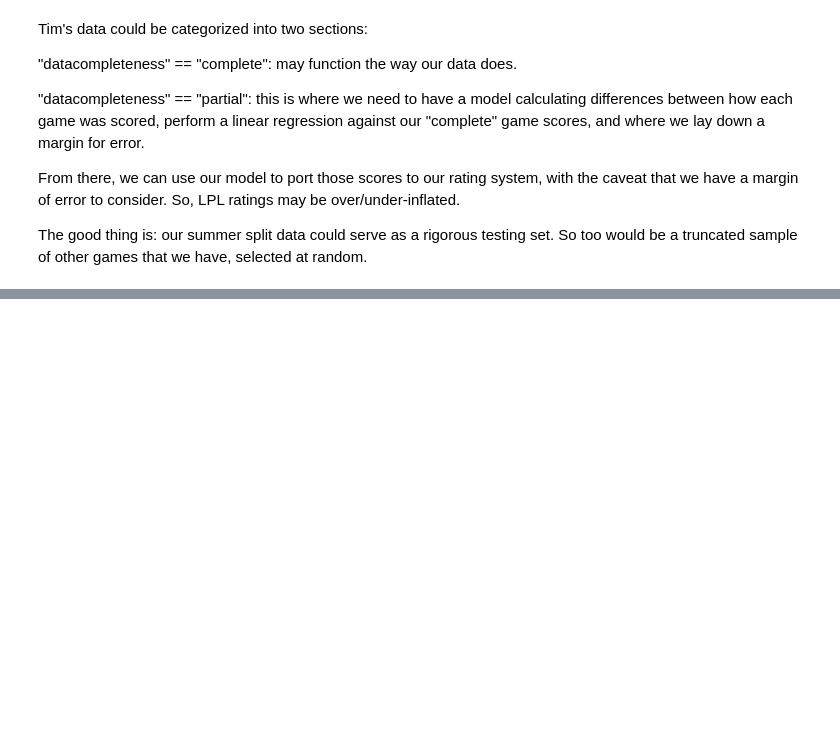
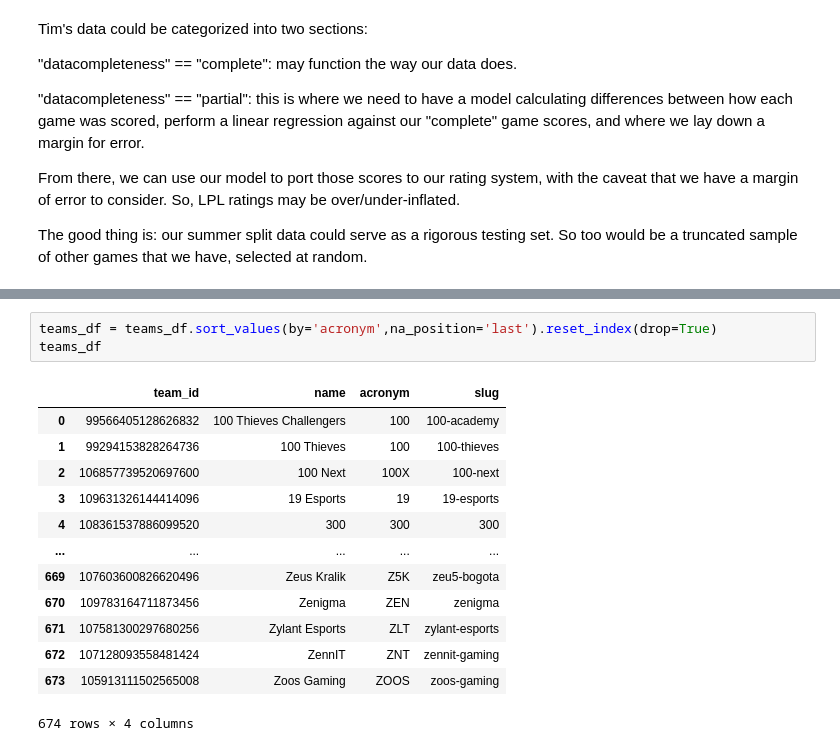
Before and after one commit to AdelRCh/lol-hackathon-2023, a Jupyter notebook: notebooks/external_data_exploration.ipynb, the cells around one changed output, grey strips where cells are left out. Drawn from its saved outputs; the diff is of its cells as text; blank space fills up the shorter version.

```diff
--- a/notebooks/external_data_exploration.ipynb
+++ b/notebooks/external_data_exploration.ipynb
@@ -298,0 +493,17 @@ The good thing is: our summer split data could serve as a rigorous testing set.
+# %%
+teams_df = teams_df.sort_values(by='acronym',na_position='last').reset_index(drop=True)
+teams_df
+# %% [output]
+|  | team_id | name | acronym | slug |
+| 0 | 99566405128626832 | 100 Thieves Challengers | 100 | 100-academy |
+| 1 | 99294153828264736 | 100 Thieves | 100 | 100-thieves |
+| 2 | 106857739520697600 | 100 Next | 100X | 100-next |
+| 3 | 109631326144414096 | 19 Esports | 19 | 19-esports |
+| 4 | 108361537886099520 | 300 | 300 | 300 |
+| ... | ... | ... | ... | ... |
+| 669 | 107603600826620496 | Zeus Kralik | Z5K | zeu5-bogota |
+| 670 | 109783164711873456 | Zenigma | ZEN | zenigma |
+| 671 | 107581300297680256 | Zylant Esports | ZLT | zylant-esports |
+| 672 | 107128093558481424 | ZennIT | ZNT | zennit-gaming |
+| 673 | 105913111502565008 | Zoos Gaming | ZOOS | zoos-gaming |
+674 rows × 4 columns
```
Also changed, not shown: parts of 18 cells of this notebook, 1 other file.
